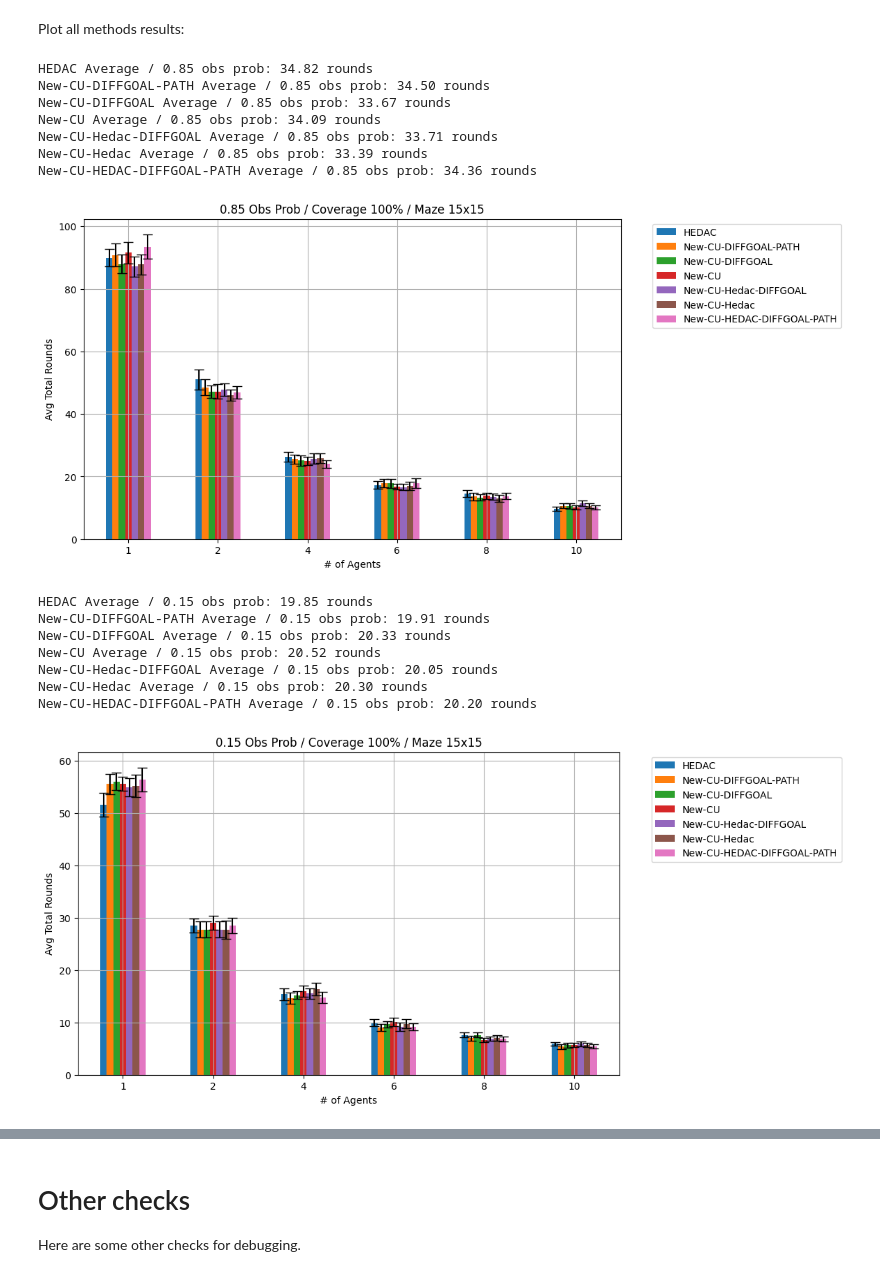
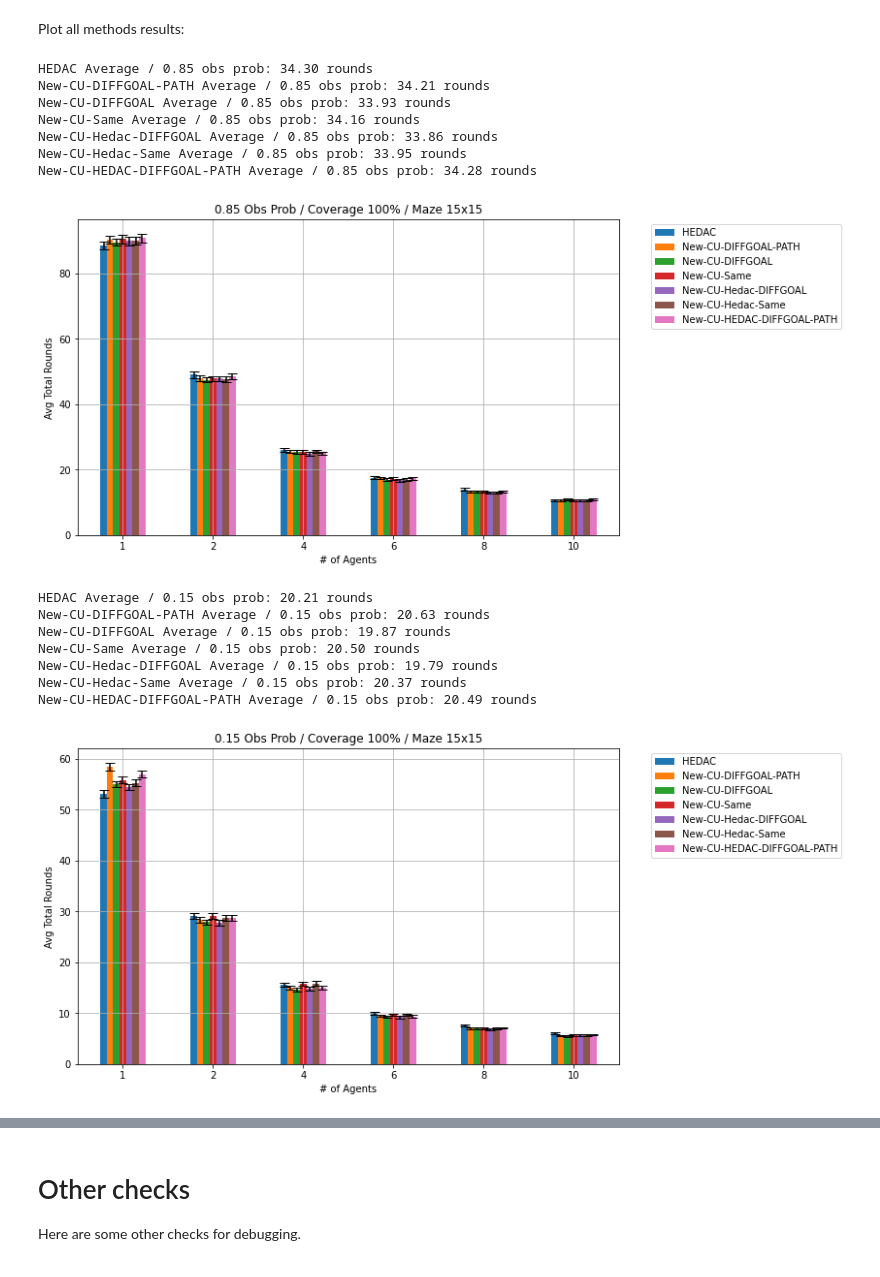
Before and after one commit to manouslinard/multiagent-exploration, a Jupyter notebook: Swarm_RL-Manousos.ipynb, the cells around one changed output, grey strips where cells are left out. Drawn from its saved outputs; the diff is of its cells as text; code cells hidden in the pictures.

Commit message:
impl+450 exp new_cu&hedac_diffgoal+hedac+comp_plot

```diff
--- a/Swarm_RL-Manousos.ipynb
+++ b/Swarm_RL-Manousos.ipynb
@@ -1546,5 +1532,6 @@ lambda_ = 0.8 # used in cost-utility jgr
 # run_all_exp('cu_mnm', agents_num_list, rows, cols, num_test, obs_prob, agent_view, coverage_mode, alpha, max_hedac_iter, lambda_)
 run_all_exp('new_cu', agents_num_list, rows, cols, num_test, obs_prob, agent_view, coverage_mode, alpha, max_hedac_iter, lambda_)
 run_all_exp('new_cu_hedac', agents_num_list, rows, cols, num_test, obs_prob, agent_view, coverage_mode, alpha, max_hedac_iter, lambda_)
+run_all_exp('hedac', agents_num_list, rows, cols, num_test, obs_prob, agent_view, coverage_mode, alpha, max_hedac_iter, lambda_)
 # %% [output]
 Running new_cu algorithm...
@@ -1570,7 +1557,7 @@ Plotting the results of the experiments.
 # %%
 from scipy.stats import norm
 
-def plot_comparison(file_dict, obs_prob=0.85, num_test=50, print_avg=True, c_l=0.95, maze_dim=(15, 15)):
+def plot_comparison(file_dict, obs_prob=0.85, num_test=400, print_avg=True, c_l=0.95, maze_dim=(15, 15)):
     data = {}
     list_yerr = []
     for label, file_path in file_dict.items():
@@ -1607,35 +1594,35 @@ def convert_paths_os(file_dict):
 Plot all methods results:
 # %%
 file_dict = {
-            'HEDAC': 'results/hedac/15x15/hedac_15x15_True_2_50.xlsx',
+            'HEDAC': 'results/hedac/15x15/hedac_15x15_True_2_450.xlsx',
             #  'Nearest-Front': 'results/nf/15x15/nf_15x15_True_2_50.xlsx',
             #  'CU-MNM': 'results/cu_mnm/15x15/cu_mnm_15x15_True_2_50.xlsx',
             #  'CU-JGR': 'results/cu_jgr/15x15/cu_jgr_15x15_True_2_50.xlsx',
-             'New-CU-DIFFGOAL-PATH': 'results/new_cu_diffgoal_path/15x15/new_cu_15x15_True_2_50.xlsx',
-             'New-CU-DIFFGOAL': 'results/new_cu_diffgoal/15x15/new_cu_15x15_True_2_50.xlsx',
-             'New-CU': 'results/new_cu_same/15x15/new_cu_15x15_True_2_50.xlsx',
-             'New-CU-Hedac-DIFFGOAL': 'results/new_cu_hedac_diffgoal/15x15/new_cu_hedac_15x15_True_2_50.xlsx',
-             'New-CU-Hedac': 'results/new_cu_hedac_same/15x15/new_cu_hedac_15x15_True_2_50.xlsx',
-             'New-CU-HEDAC-DIFFGOAL-PATH': 'results/new_cu_hedac_diffgoal_path/15x15/new_cu_hedac_15x15_True_2_50.xlsx',
+             'New-CU-DIFFGOAL-PATH': 'results/new_cu_diffgoal_path/15x15/new_cu_15x15_True_2_450.xlsx',
+             'New-CU-DIFFGOAL': 'results/new_cu_diffgoal/15x15/new_cu_15x15_True_2_450.xlsx',
+             'New-CU-Same': 'results/new_cu_same/15x15/new_cu_15x15_True_2_450.xlsx',
+             'New-CU-Hedac-DIFFGOAL': 'results/new_cu_hedac_diffgoal/15x15/new_cu_hedac_15x15_True_2_450.xlsx',
+             'New-CU-Hedac-Same': 'results/new_cu_hedac_same/15x15/new_cu_hedac_15x15_True_2_450.xlsx',
+             'New-CU-HEDAC-DIFFGOAL-PATH': 'results/new_cu_hedac_diffgoal_path/15x15/new_cu_hedac_15x15_True_2_450.xlsx',
              }
 convert_paths_os(file_dict)
 plot_comparison(file_dict)
 plot_comparison(file_dict, 0.15)
 # %% [output]
-HEDAC Average / 0.85 obs prob: 34.82 rounds
-New-CU-DIFFGOAL-PATH Average / 0.85 obs prob: 34.50 rounds
-New-CU-DIFFGOAL Average / 0.85 obs prob: 33.67 rounds
-New-CU Average / 0.85 obs prob: 34.09 rounds
-New-CU-Hedac-DIFFGOAL Average / 0.85 obs prob: 33.71 rounds
-New-CU-Hedac Average / 0.85 obs prob: 33.39 rounds
-New-CU-HEDAC-DIFFGOAL-PATH Average / 0.85 obs prob: 34.36 rounds
+HEDAC Average / 0.85 obs prob: 34.30 rounds
+New-CU-DIFFGOAL-PATH Average / 0.85 obs prob: 34.21 rounds
+New-CU-DIFFGOAL Average / 0.85 obs prob: 33.93 rounds
+New-CU-Same Average / 0.85 obs prob: 34.16 rounds
+New-CU-Hedac-DIFFGOAL Average / 0.85 obs prob: 33.86 rounds
+New-CU-Hedac-Same Average / 0.85 obs prob: 33.95 rounds
+New-CU-HEDAC-DIFFGOAL-PATH Average / 0.85 obs prob: 34.28 rounds
-[figure, old version]
+[figure, new version]
-HEDAC Average / 0.15 obs prob: 19.85 rounds
-New-CU-DIFFGOAL-PATH Average / 0.15 obs prob: 19.91 rounds
-New-CU-DIFFGOAL Average / 0.15 obs prob: 20.33 rounds
-New-CU Average / 0.15 obs prob: 20.52 rounds
-New-CU-Hedac-DIFFGOAL Average / 0.15 obs prob: 20.05 rounds
-New-CU-Hedac Average / 0.15 obs prob: 20.30 rounds
-New-CU-HEDAC-DIFFGOAL-PATH Average / 0.15 obs prob: 20.20 rounds
+HEDAC Average / 0.15 obs prob: 20.21 rounds
+New-CU-DIFFGOAL-PATH Average / 0.15 obs prob: 20.63 rounds
+New-CU-DIFFGOAL Average / 0.15 obs prob: 19.87 rounds
+New-CU-Same Average / 0.15 obs prob: 20.50 rounds
+New-CU-Hedac-DIFFGOAL Average / 0.15 obs prob: 19.79 rounds
+New-CU-Hedac-Same Average / 0.15 obs prob: 20.37 rounds
+New-CU-HEDAC-DIFFGOAL-PATH Average / 0.15 obs prob: 20.49 rounds
-[figure, old version]
+[figure, new version]
 # %% [markdown]
```
Also changed, not shown: parts of 4 cells of this notebook, 8 other files.
